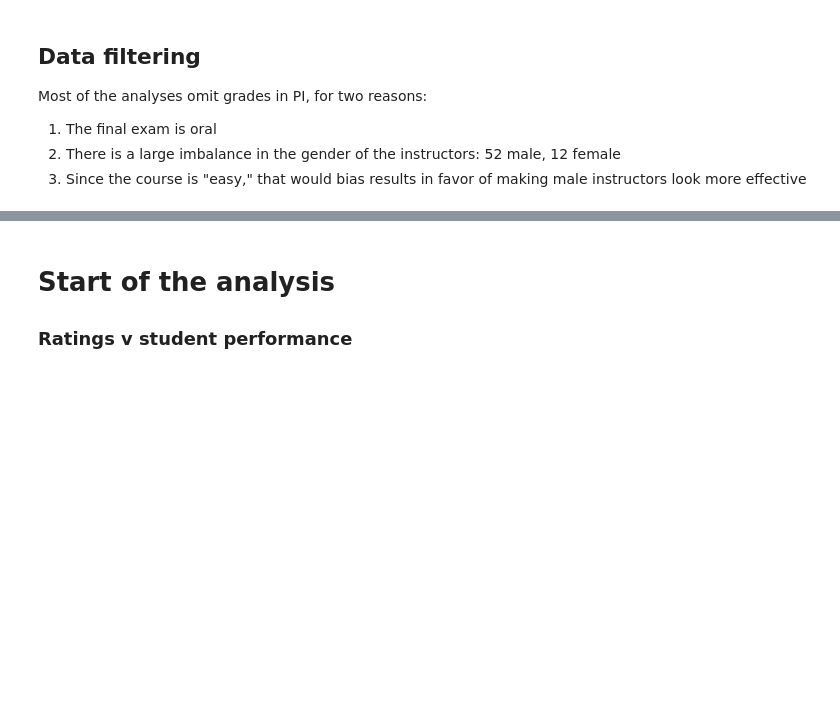
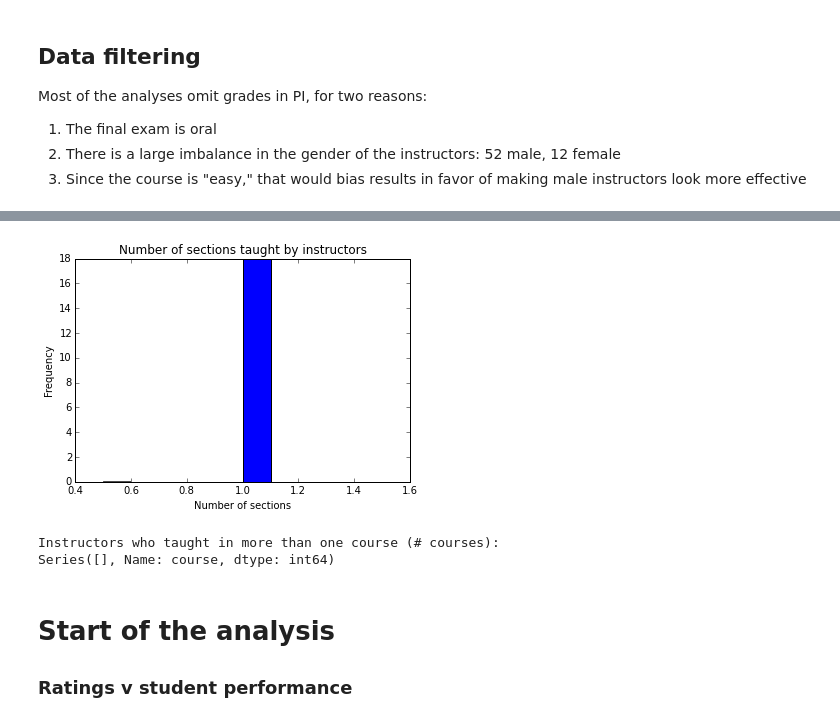
Before and after one commit to kellieotto/SET-and-Gender-Bias, a Jupyter notebook: Code/data_clean-fulldata.ipynb, the cells around one changed output, grey strips where cells are left out. Drawn from its saved outputs; the diff is of its cells as text; code cells hidden in the pictures; blank space fills up the shorter version.

Commit message:
Add descriptive stats about instructors

```diff
--- a/Code/data_clean-fulldata.ipynb
+++ b/Code/data_clean-fulldata.ipynb
@@ -94,3 +98,19 @@ datNoIp = datNoIp[datNoIp['course'] != 'ip']
+# %%
+# How many sections did instructors teach?
+grouped = dat.groupby('prof_id')
+plt.hist(np.array(grouped.count().course_year))
+plt.title("Number of sections taught by instructors")
+plt.xlabel("Number of sections")
+plt.ylabel("Frequency")
+plt.show()
+
+# Did any instructors teach sections in more than one course?
+numcourses = grouped.course.agg(lambda x: len(np.unique(x)))
+print "Instructors who taught in more than one course (# courses):\n", numcourses[numcourses > 1]
+# %% [output]
+[figure, added]
+Instructors who taught in more than one course (# courses):
+Series([], Name: course, dtype: int64)
 # %% [markdown]
 # Start of the analysis
 
```
Also changed, not shown: parts of 1 cell of this notebook.
